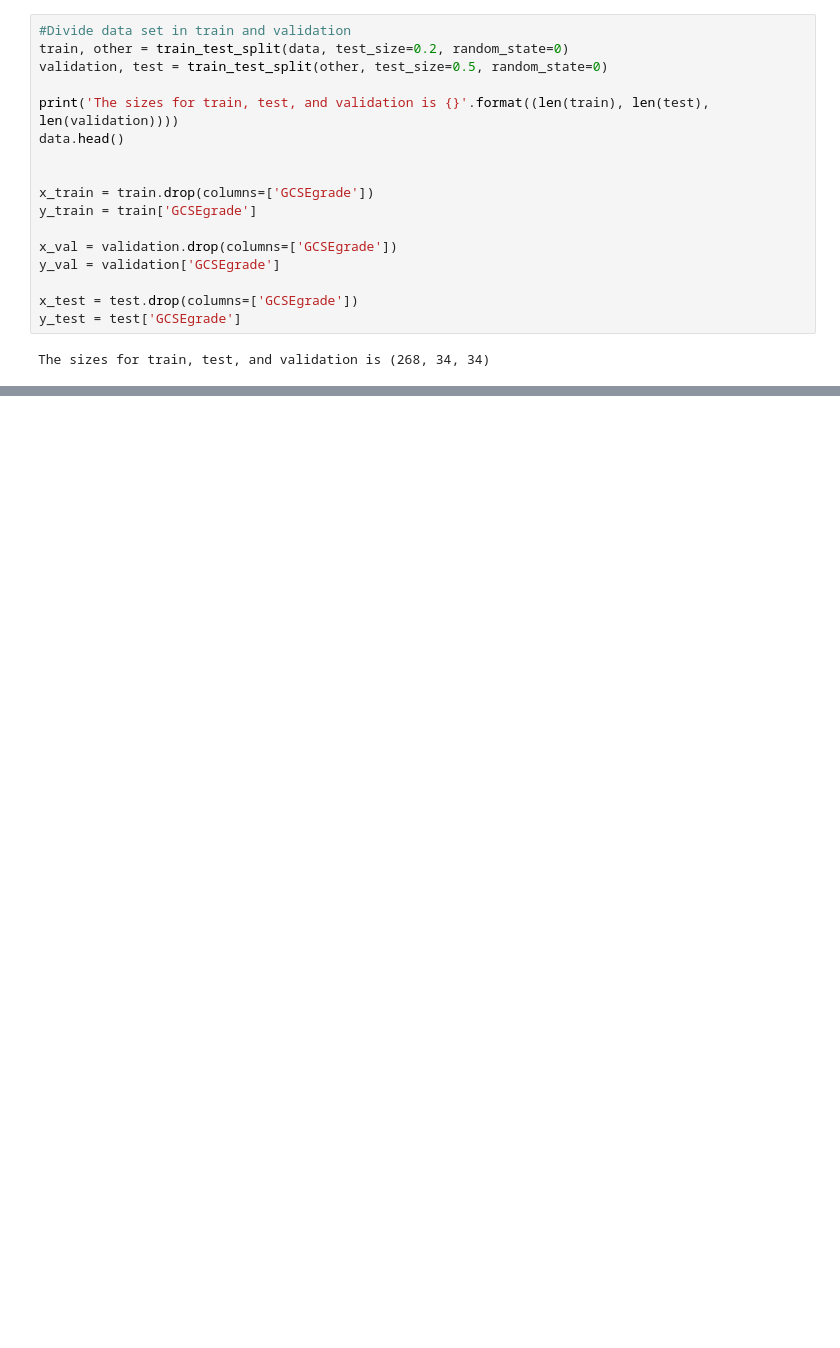
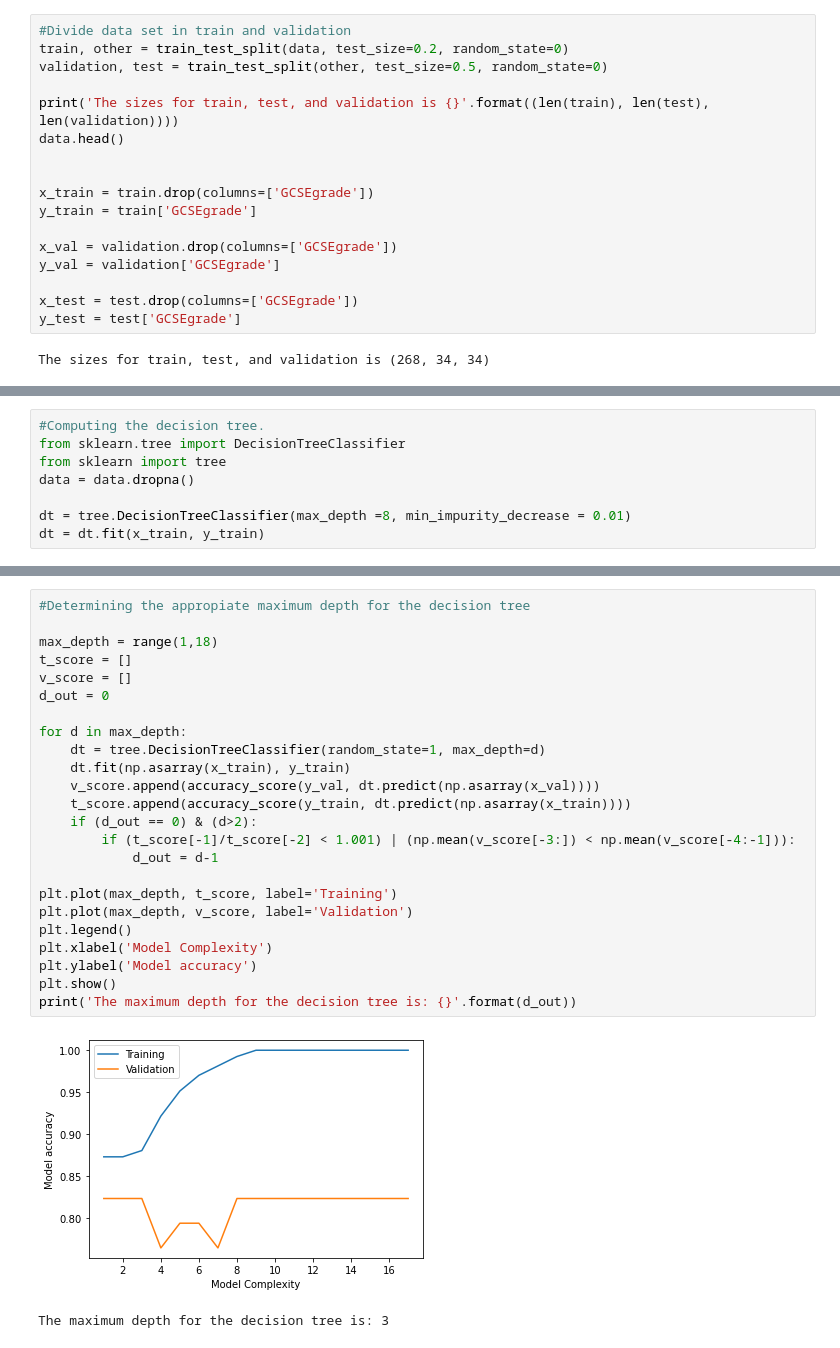
Before and after one commit to hannahjayneknight/DataSci2020, a Jupyter notebook: Decision tree and random forest model.ipynb, the cells around one changed output, grey strips where cells are left out. Cells and saved outputs as stored; diff of their text form; blank space fills up the shorter version.

```diff
--- a/Decision tree and random forest model.ipynb
+++ b/Decision tree and random forest model.ipynb
@@ -125,0 +69,8 @@ Gini Impurity for the decision node defined by `GCSEgrade`: 0.0
+# %%
+#Computing the decision tree.
+from sklearn.tree import DecisionTreeClassifier
+from sklearn import tree
+data = data.dropna()
+
+dt = tree.DecisionTreeClassifier(max_depth =8, min_impurity_decrease = 0.01)
+dt = dt.fit(x_train, y_train)
@@ -125,0 +107,27 @@ Gini Impurity for the decision node defined by `GCSEgrade`: 0.0
+# %%
+#Determining the appropiate maximum depth for the decision tree
+
+max_depth = range(1,18)
+t_score = []
+v_score = []
+d_out = 0
+
+for d in max_depth:
+    dt = tree.DecisionTreeClassifier(random_state=1, max_depth=d)
+    dt.fit(np.asarray(x_train), y_train)
+    v_score.append(accuracy_score(y_val, dt.predict(np.asarray(x_val))))
+    t_score.append(accuracy_score(y_train, dt.predict(np.asarray(x_train))))
+    if (d_out == 0) & (d>2):
+        if (t_score[-1]/t_score[-2] < 1.001) | (np.mean(v_score[-3:]) < np.mean(v_score[-4:-1])):
+            d_out = d-1
+
+plt.plot(max_depth, t_score, label='Training')
+plt.plot(max_depth, v_score, label='Validation')
+plt.legend()
+plt.xlabel('Model Complexity')
+plt.ylabel('Model accuracy')
+plt.show()
+print('The maximum depth for the decision tree is: {}'.format(d_out))
+# %% [output]
+[figure, added]
+The maximum depth for the decision tree is: 3
```
Also changed, not shown: parts of 10 cells of this notebook.
